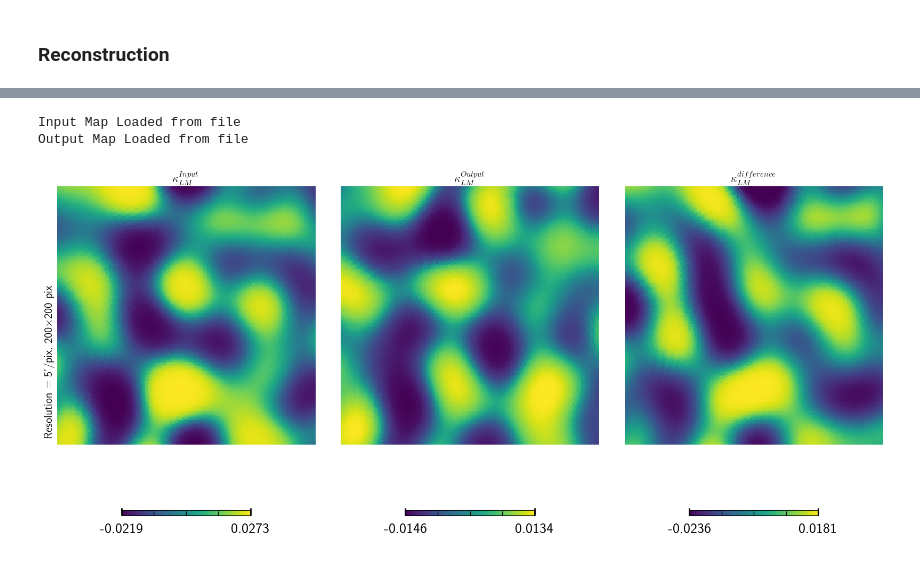
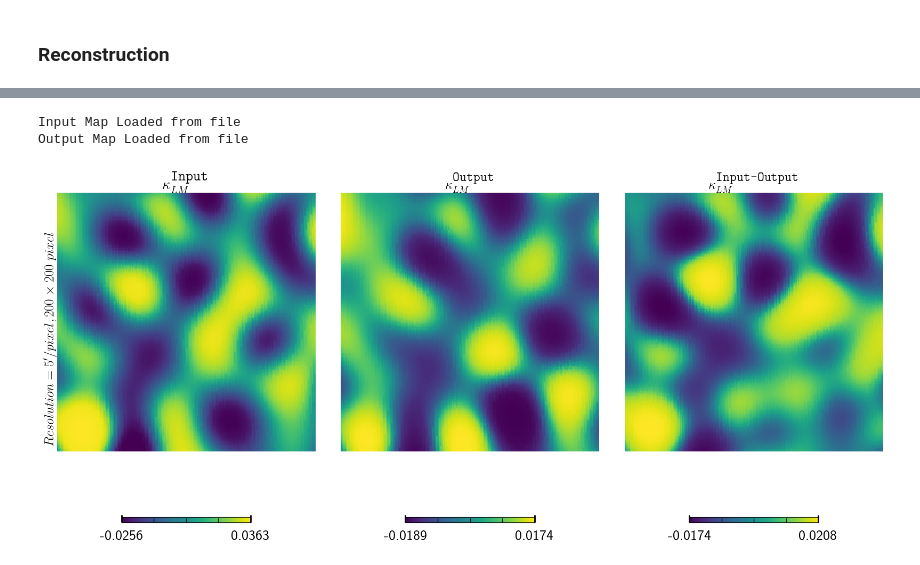
Before and after one commit to antolonappan/dell, a Jupyter notebook: Notebooks/publish.ipynb, the cells around one changed output, grey strips where cells are left out. Saved outputs shown, nothing was run; the diff lists cells and outputs as text; code cells hidden in the pictures.

```diff
--- a/Notebooks/publish.ipynb
+++ b/Notebooks/publish.ipynb
@@ -28,9 +25,9 @@ Data Loaded from file
 # %%
-rec.plot_map_dif(save=True)
+rec.plot_map_dif(save=True,choose=4)
 # %% [output]
 Input Map Loaded from file
 Output Map Loaded from file
-[figure, old version]
+[figure, new version]
 # %%
 rec.plot_qcl_stat(save=True)
 # %% [output]
```
Also changed, not shown: parts of 9 cells of this notebook, 10 other files.
